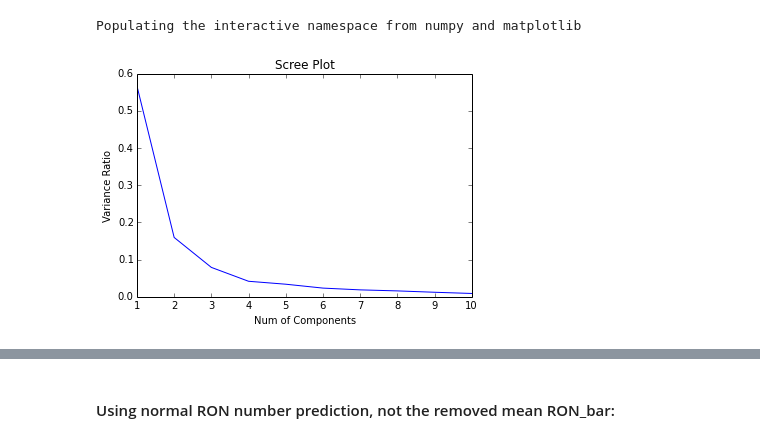
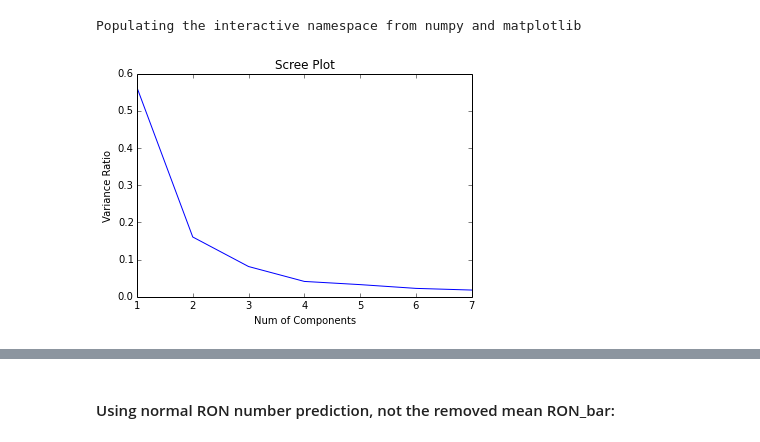
Before and after one commit to BrandonJvV/OctaneNumber, a Jupyter notebook: OctanePrediction2.ipynb, the cells around one changed output, grey strips where cells are left out. Cells and saved outputs as stored; diff of their text form; code cells hidden in the pictures.

```diff
--- a/OctanePrediction2.ipynb
+++ b/OctanePrediction2.ipynb
@@ -19,13 +19,14 @@ spectra = spec_utils.get_spectra(datadir)
 # %%
 ranges, swn, ewn = spec_utils.get_ranges(spectra)
 
 df = spec_utils.spectra_DataFrame(spectra, swn, ewn, 4)
 nf = spec_utils.normalize(df) #.T.cumsum().T
 
 
 means = spec_utils.mean_data(nf)
-xpca, myPca = spec_utils.pca_data(means.transpose(), 10)
+xpca, myPca = spec_utils.pca_data(means.transpose(), 7)
 
 spec_utils.scree_plot(myPca)
+savefig('scree_plot.JPEG')
 # %% [output]
-[figure, old version]
+[figure, new version]
```
Also changed, not shown: parts of 40 cells of this notebook.
